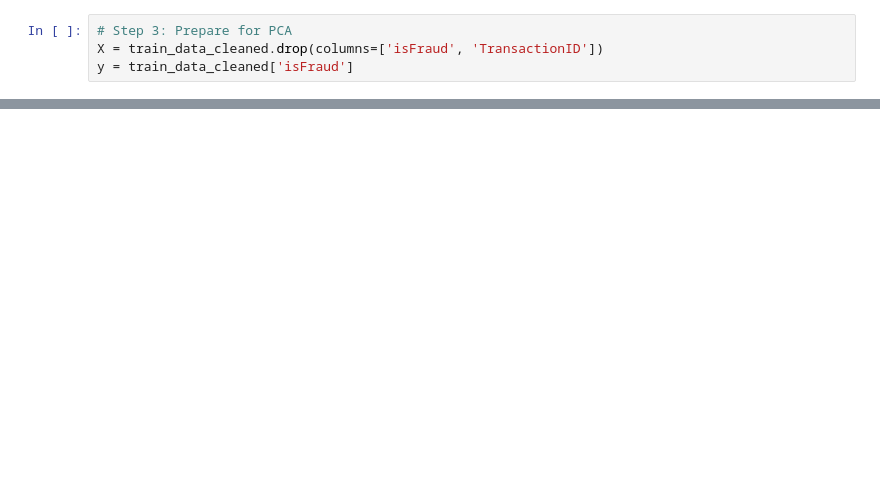
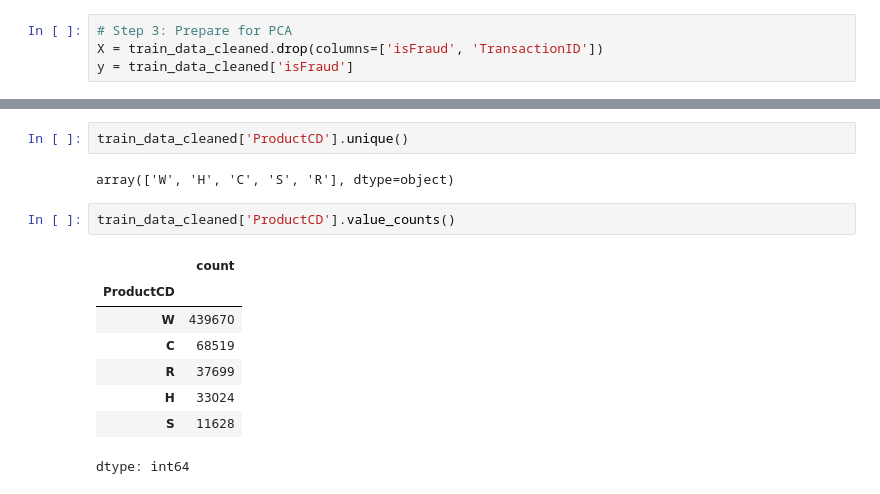
Before and after one commit to Summer99D/MLF_Final, a Jupyter notebook: MLF_final.ipynb, the cells around one changed output, grey strips where cells are left out. Drawn from its saved outputs; the diff is of its cells as text; blank space fills up the shorter version.

```diff
--- a/MLF_final.ipynb
+++ b/MLF_final.ipynb
@@ -151,0 +327,15 @@ print("Sample encoded columns:", X_encoded.columns[:10].tolist())
+# %%
+train_data_cleaned['ProductCD'].unique()
+# %% [output]
+array(['W', 'H', 'C', 'S', 'R'], dtype=object)
+# %%
+train_data_cleaned['ProductCD'].value_counts()
+# %% [output]
+|  | count |
+| ProductCD |  |
+| W | 439670 |
+| C | 68519 |
+| R | 37699 |
+| H | 33024 |
+| S | 11628 |
+dtype: int64
```
Also changed, not shown: parts of 46 cells of this notebook.
